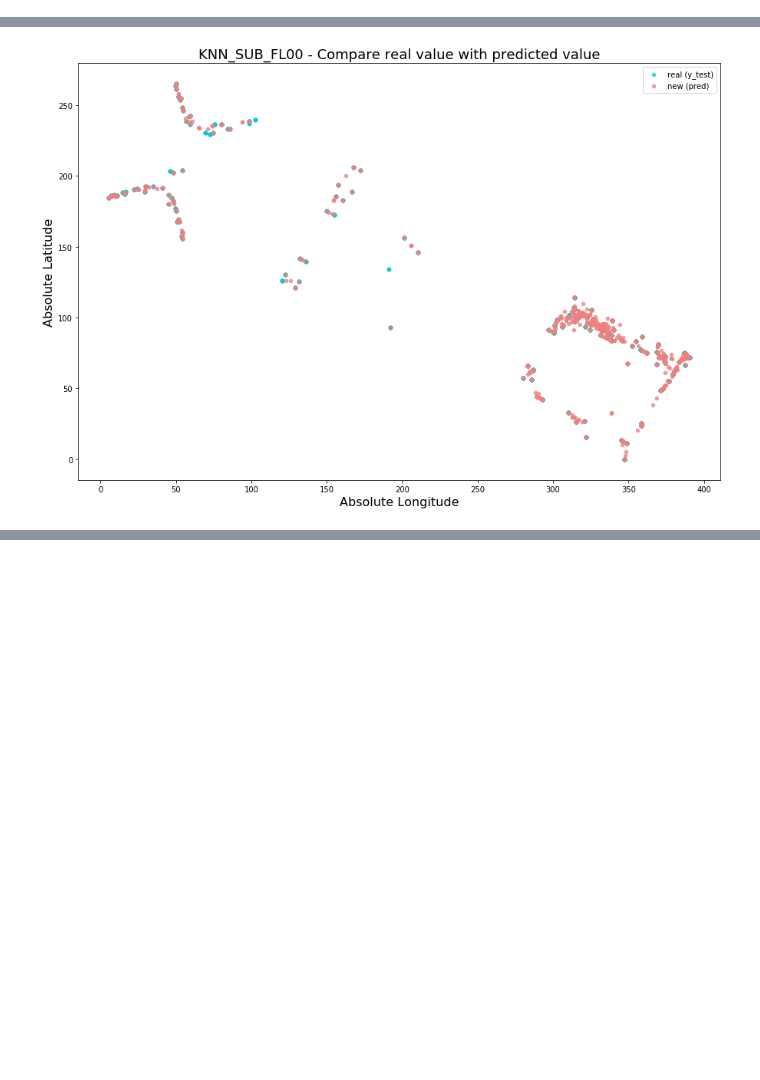
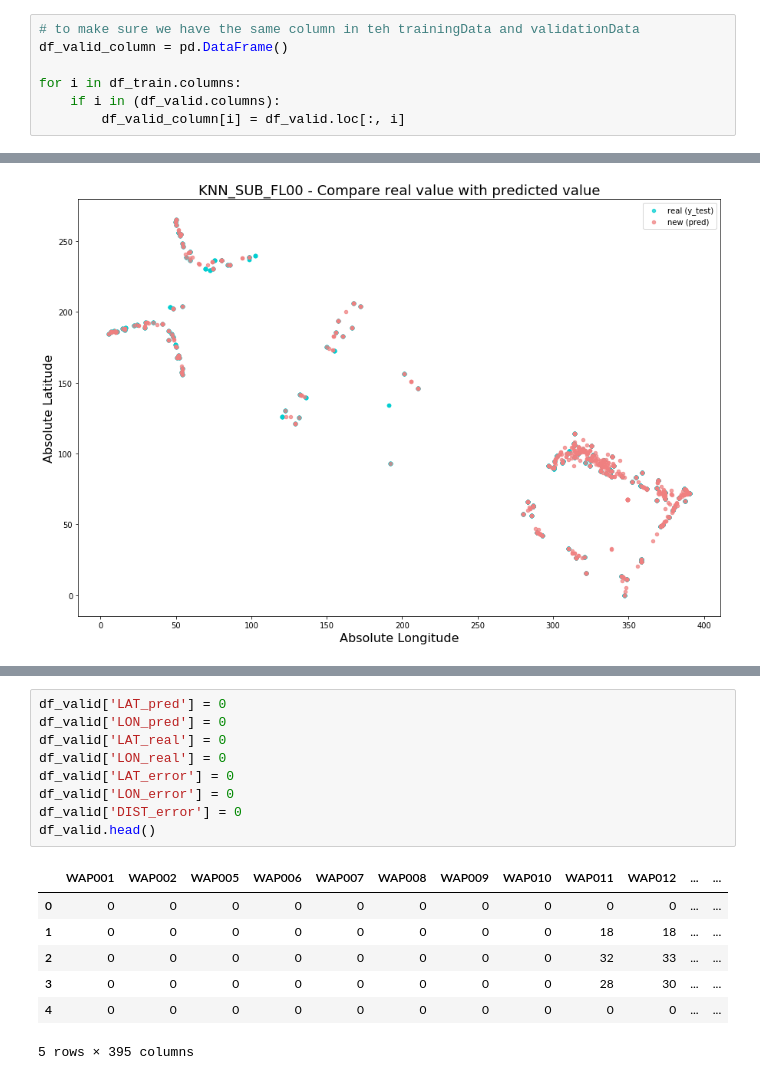
Before and after one commit to AndreasNehls/IoT_Analytics, a Jupyter notebook: python/IoT_knn.ipynb, the cells around one changed output, grey strips where cells are left out. Drawn from its saved outputs; the diff is of its cells as text; blank space fills up the shorter version.

```diff
--- a/python/IoT_knn.ipynb
+++ b/python/IoT_knn.ipynb
@@ -121,0 +128,7 @@ test: (1109, 371)
+# %%
+# to make sure we have the same column in teh trainingData and validationData
+df_valid_column = pd.DataFrame()
+
+for i in df_train.columns:
+    if i in (df_valid.columns):
+        df_valid_column[i] = df_valid.loc[:, i]
@@ -2269,0 +2352,17 @@ Index(['WAP001', 'WAP003', 'WAP004', 'WAP008', 'WAP009', 'WAP010', 'WAP011',
+# %%
+df_valid['LAT_pred'] = 0
+df_valid['LON_pred'] = 0
+df_valid['LAT_real'] = 0
+df_valid['LON_real'] = 0
+df_valid['LAT_error'] = 0
+df_valid['LON_error'] = 0
+df_valid['DIST_error'] = 0
+df_valid.head()
+# %% [output]
+|  | WAP001 | WAP002 | WAP005 | WAP006 | WAP007 | WAP008 | WAP009 | WAP010 | WAP011 | WAP012 | ... | ... |
+| 0 | 0 | 0 | 0 | 0 | 0 | 0 | 0 | 0 | 0 | 0 | ... | ... |
+| 1 | 0 | 0 | 0 | 0 | 0 | 0 | 0 | 0 | 18 | 18 | ... | ... |
+| 2 | 0 | 0 | 0 | 0 | 0 | 0 | 0 | 0 | 32 | 33 | ... | ... |
+| 3 | 0 | 0 | 0 | 0 | 0 | 0 | 0 | 0 | 28 | 30 | ... | ... |
+| 4 | 0 | 0 | 0 | 0 | 0 | 0 | 0 | 0 | 0 | 0 | ... | ... |
+5 rows × 395 columns
```
Also changed, not shown: parts of 48 cells of this notebook.
